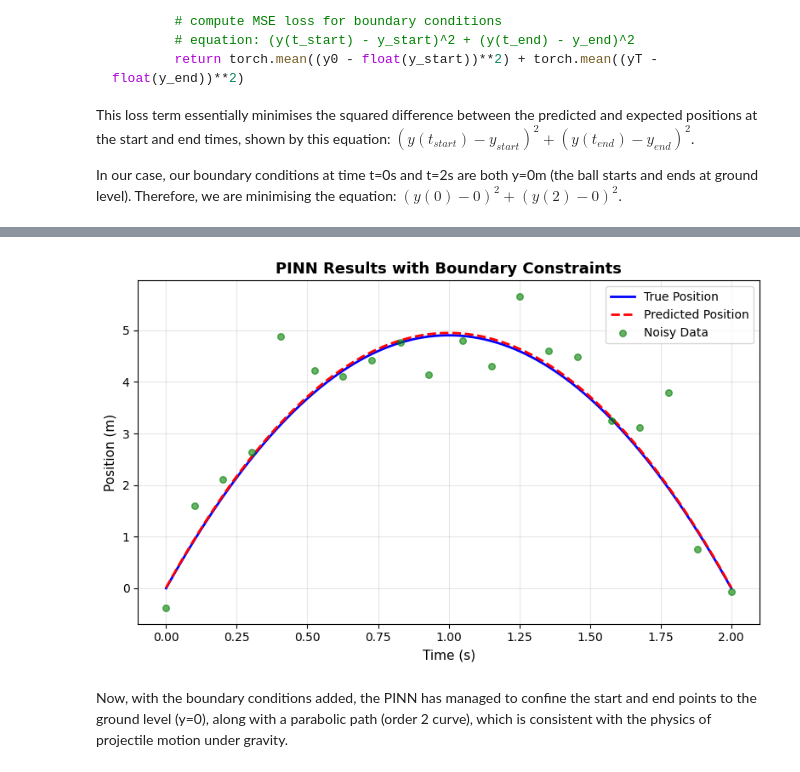
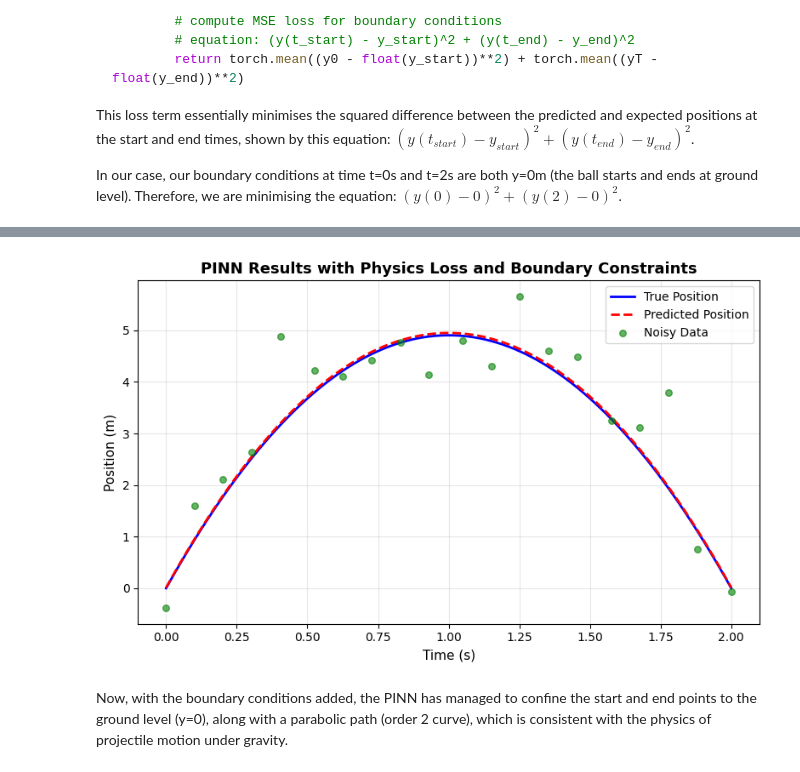
Before and after one commit to marcus-ong-qy/PINN-demo, a Jupyter notebook: pinn.ipynb, the cells around one changed output, grey strips where cells are left out. Drawn from its saved outputs; the diff is of its cells as text; code cells hidden in the pictures.

```diff
--- a/pinn.ipynb
+++ b/pinn.ipynb
@@ -276,13 +276,13 @@ Epoch [1000/1000], Total: 0.498153, data: 0.490202, phys: 0.005419, bc: 0.000253
 # %%
 model_pinn_bc.eval()
 with torch.no_grad():
     t_test = torch.tensor(t, dtype=torch.float32).view(-1, 1)
     y_pred_pinn_bc = model_pinn_bc(t_test).numpy().flatten()
 
 # plot results of PINN with boundary constraints
-plot_results(t, y, y_pred_pinn_bc, title='PINN Results with Boundary Constraints', t_samples=t_samples, y_noisy=y_noisy)
+plot_results(t, y, y_pred_pinn_bc, title='PINN Results with Physics Loss and Boundary Constraints', t_samples=t_samples, y_noisy=y_noisy)
 # %% [output]
-[figure, old version]
+[figure, new version]
 # %% [markdown]
 Now, with the boundary conditions added, the PINN has managed to confine the start and end points to the ground level (y=0), along with a parabolic path (order 2 curve), which is consistent with the physics of projectile motion under gravity.
 # %% [markdown]
```
Also changed, not shown: parts of 3 cells of this notebook, 1 other file.
